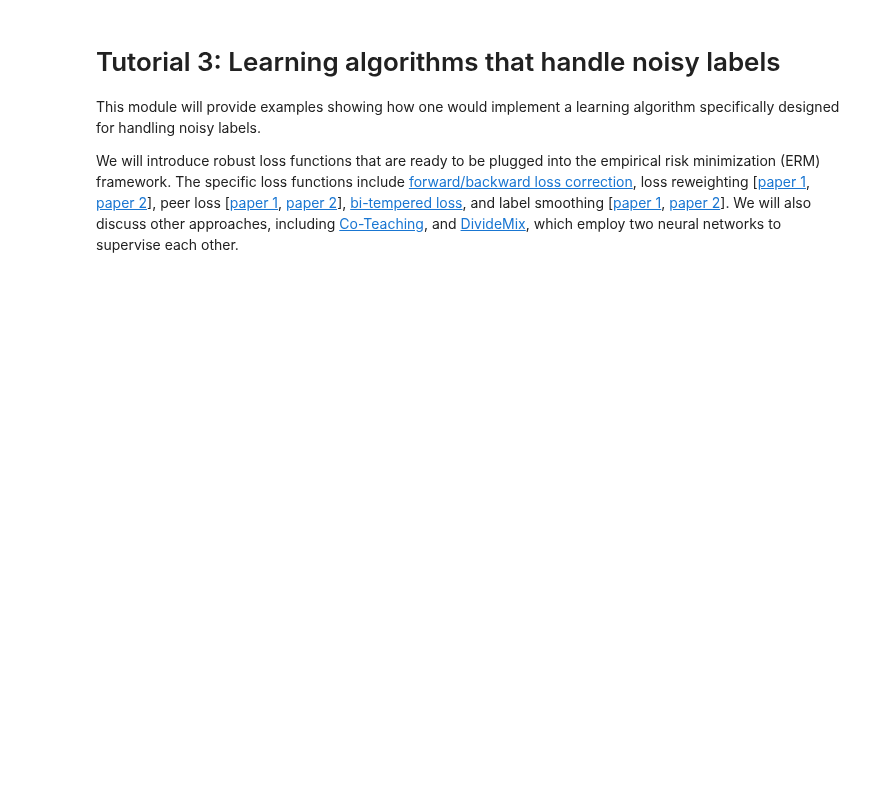
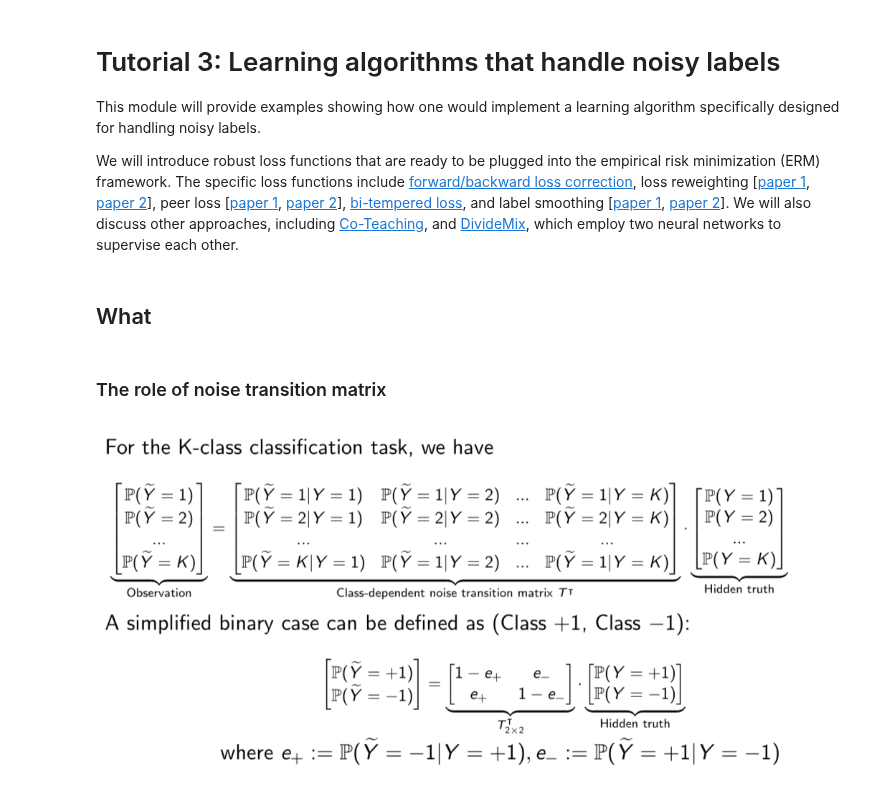
Before and after one commit to Docta-ai/IJCAI-tutorial, a Jupyter notebook: Tutorial 3: Robust Loss.ipynb, the cells around one changed output. Drawn from its saved outputs; the diff is of its cells as text; code cells hidden in the pictures; blank space fills up the shorter version.

```diff
--- a/Tutorial 3: Robust Loss.ipynb
+++ b/Tutorial 3: Robust Loss.ipynb
@@ -4,3 +4,12 @@
 This module will provide examples showing how one would implement a learning algorithm specifically designed for handling noisy labels.
 
 We will introduce robust loss functions that are ready to be plugged into the empirical risk minimization (ERM) framework. The specific loss functions include [forward/backward loss correction](https://openaccess.thecvf.com/content_cvpr_2017/html/Patrini_Making_Deep_Neural_CVPR_2017_paper.html), loss reweighting [[paper 1](https://proceedings.neurips.cc/paper/2019/hash/9308b0d6e5898366a4a986bc33f3d3e7-Abstract.html), [paper 2](https://ieeexplore.ieee.org/abstract/document/7159100?casa_token=_bObUprbmdIAAAAA:_nx8tU9bE6_6MUw2-6A72c2K_pUtOcEyAm40V70rsaRFRTnPildNJ7qo6FT5mvdOJgP4nwTb8g)], peer loss [[paper 1](http://proceedings.mlr.press/v119/liu20e.html), [paper 2](https://openreview.net/forum?id=WesiCoRVQ15)], [bi-tempered loss](https://proceedings.neurips.cc/paper/2019/hash/8cd7775f9129da8b5bf787a063d8426e-Abstract.html), and label smoothing [[paper 1](http://proceedings.mlr.press/v119/lukasik20a.html?ref=https://githubhelp.com), [paper 2](https://proceedings.mlr.press/v162/wei22b.html)]. We will also discuss other approaches, including [Co-Teaching](https://proceedings.neurips.cc/paper/8072-co-teaching-robust-training-o), and [DivideMix](https://openreview.net/forum?id=HJgExaVtwr), which employ two neural networks to supervise each other.
+# %% [markdown]
+## What
+# %% [markdown]
+### The role of noise transition matrix
+# %%
+from IPython.display import Image
+display(Image(filename='tutorial_imgs/prior1.png', width = 700, height = 350))
+# %% [output]
+[figure, added]
```
Also changed, not shown: 1 other file.
